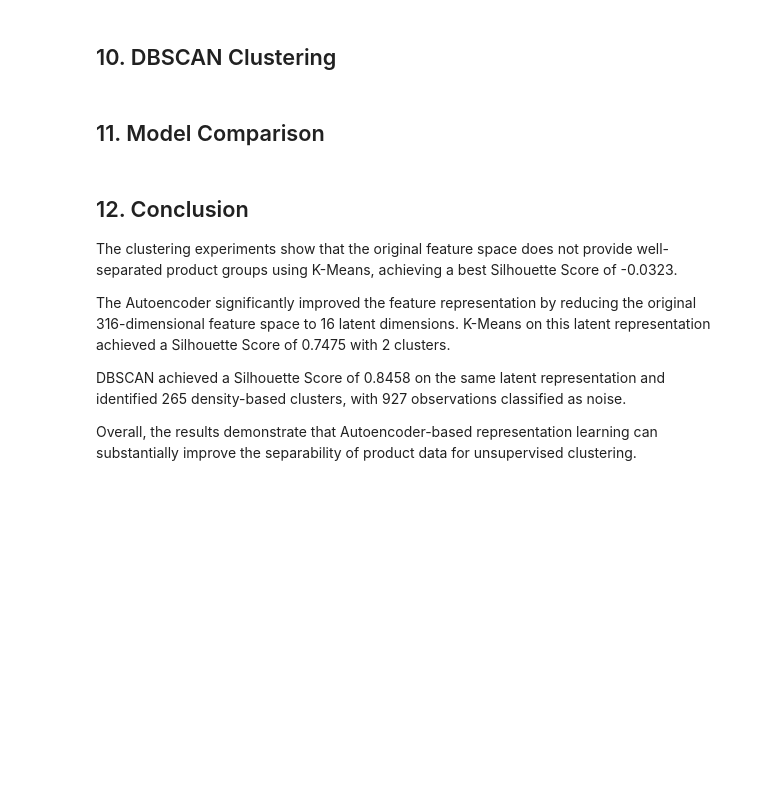
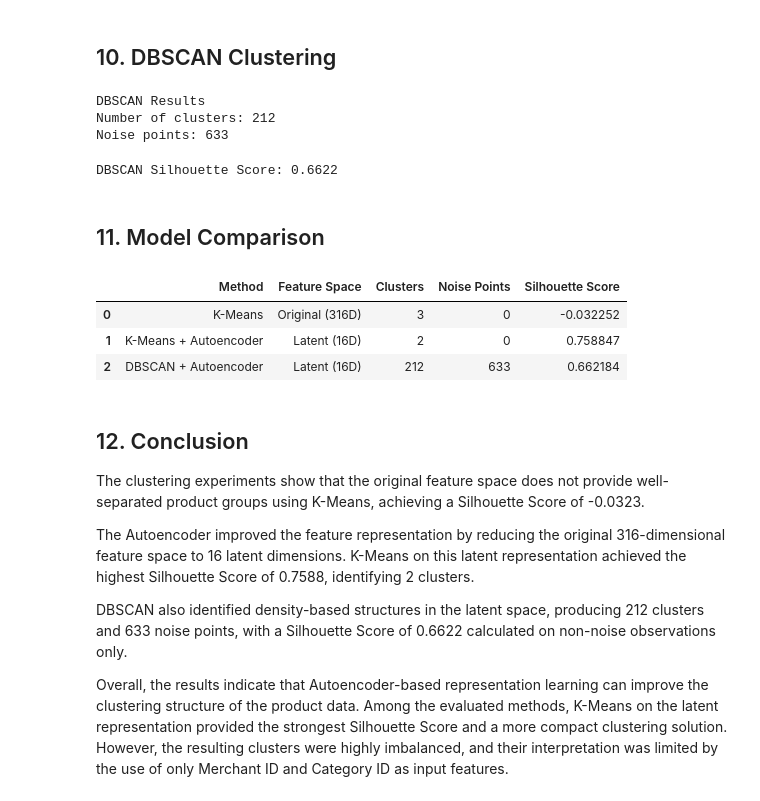
Before and after one commit to mkhangclue/product-classification-clustering, a Jupyter notebook: notebooks/product_classification_clustering.ipynb, the cells around one changed output. Drawn from its saved outputs; the diff is of its cells as text; code cells hidden in the pictures; blank space fills up the shorter version.

Commit message:
Update product clustering notebook

```diff
--- a/notebooks/product_classification_clustering.ipynb
+++ b/notebooks/product_classification_clustering.ipynb
@@ -327,12 +567,11 @@ autoencoder.summary()
 # %%
 # Train Autoencoder
 
-history = autoencoder.fit(
+hhistory = autoencoder.fit(
     X_scaled,
     X_scaled,
     epochs=50,
     batch_size=256,
-    validation_split=0.2,
     shuffle=True,
-    verbose=1
+    validation_split=0.2
 )
@@ -362,6 +621,6 @@ encoder = Model(
     outputs=autoencoder.get_layer("latent_space").output
 )
 
-X_latent = encoder.predict(X_scaled, verbose=0)
+X_latent = encoder.predict(X_scaled)
 
-print("Latent representation shape:", X_latent.shape)
+print("Latent shape:", X_latent.shape)
@@ -367,0 +630,23 @@ print("Latent representation shape:", X_latent.shape)
+# %%
+from sklearn.cluster import KMeans
+from sklearn.metrics import silhouette_score
+
+# Evaluate different numbers of clusters
+k_values = range(2, 11)
+silhouette_scores = []
+
+kmeans_scores = []
+
+for k in range(2, 11):
+    kmeans = KMeans(
+        n_clusters=k,
+        random_state=42,
+        n_init=10
+    )
+
+    labels = kmeans.fit_predict(X_scaled)
+
+    score = silhouette_score(X_scaled, labels)
+    kmeans_scores.append(score)
+
+print(f"K={k}, Silhouette Score={score:.4f}")
@@ -551,8 +985,12 @@ n_noise = np.sum(dbscan_labels == -1)
 print("DBSCAN Results")
 print("Number of clusters:", n_clusters_dbscan)
 print("Noise points:", n_noise)
+# %% [output]
+DBSCAN Results
+Number of clusters: 212
+Noise points: 633
 # %%
-# Evaluate DBSCAN clustering
+# Calculate Silhouette Score for DBSCAN
 
 mask = dbscan_labels != -1
 
@@ -561,46 +999,59 @@ if n_clusters_dbscan >= 2:
         X_latent[mask],
         dbscan_labels[mask]
     )
-    print(f"DBSCAN Silhouette Score: {dbscan_silhouette:.4f}")
+
+    print("DBSCAN Silhouette Score:", round(dbscan_silhouette, 4))
 else:
     dbscan_silhouette = None
     print("Silhouette Score cannot be calculated.")
+# %% [output]
+DBSCAN Silhouette Score: 0.6622
 # %% [markdown]
 ## 11. Model Comparison
 # %%
 # Final model comparison
 
 comparison = pd.DataFrame({
     "Method": [
         "K-Means",
         "K-Means + Autoencoder",
         "DBSCAN + Autoencoder"
     ],
     "Feature Space": [
-        "Original",
-        "16D Latent Space",
-        "16D Latent Space"
+        "Original (316D)",
+        "Latent (16D)",
+        "Latent (16D)"
     ],
     "Clusters": [
         best_k,
         best_latent_k,
         n_clusters_dbscan
     ],
+    "Noise Points": [
+        0,
+        0,
+        n_noise
+    ],
     "Silhouette Score": [
-        max(silhouette_scores),
+        max(kmeans_scores),
         best_latent_score,
         dbscan_silhouette
     ]
 })
 
 comparison
+# %% [output]
+|  | Method | Feature Space | Clusters | Noise Points | Silhouette Score |
+| 0 | K-Means | Original (316D) | 3 | 0 | -0.032252 |
+| 1 | K-Means + Autoencoder | Latent (16D) | 2 | 0 | 0.758847 |
+| 2 | DBSCAN + Autoencoder | Latent (16D) | 212 | 633 | 0.662184 |
 # %% [markdown]
 ## 12. Conclusion
 
-The clustering experiments show that the original feature space does not provide well-separated product groups using K-Means, achieving a best Silhouette Score of -0.0323.
+The clustering experiments show that the original feature space does not provide well-separated product groups using K-Means, achieving a Silhouette Score of -0.0323.
 
-The Autoencoder significantly improved the feature representation by reducing the original 316-dimensional feature space to 16 latent dimensions. K-Means on this latent representation achieved a Silhouette Score of 0.7475 with 2 clusters.
+The Autoencoder improved the feature representation by reducing the original 316-dimensional feature space to 16 latent dimensions. K-Means on this latent representation achieved the highest Silhouette Score of 0.7588, identifying 2 clusters.
 
-DBSCAN achieved a Silhouette Score of 0.8458 on the same latent representation and identified 265 density-based clusters, with 927 observations classified as noise.
+DBSCAN also identified density-based structures in the latent space, producing 212 clusters and 633 noise points, with a Silhouette Score of 0.6622 calculated on non-noise observations only.
 
-Overall, the results demonstrate that Autoencoder-based representation learning can substantially improve the separability of product data for unsupervised clustering.
+Overall, the results indicate that Autoencoder-based representation learning can improve the clustering structure of the product data. Among the evaluated methods, K-Means on the latent representation provided the strongest Silhouette Score and a more compact clustering solution. However, the resulting clusters were highly imbalanced, and their interpretation was limited by the use of only Merchant ID and Category ID as input features.
```
Also changed, not shown: parts of 42 cells of this notebook.
